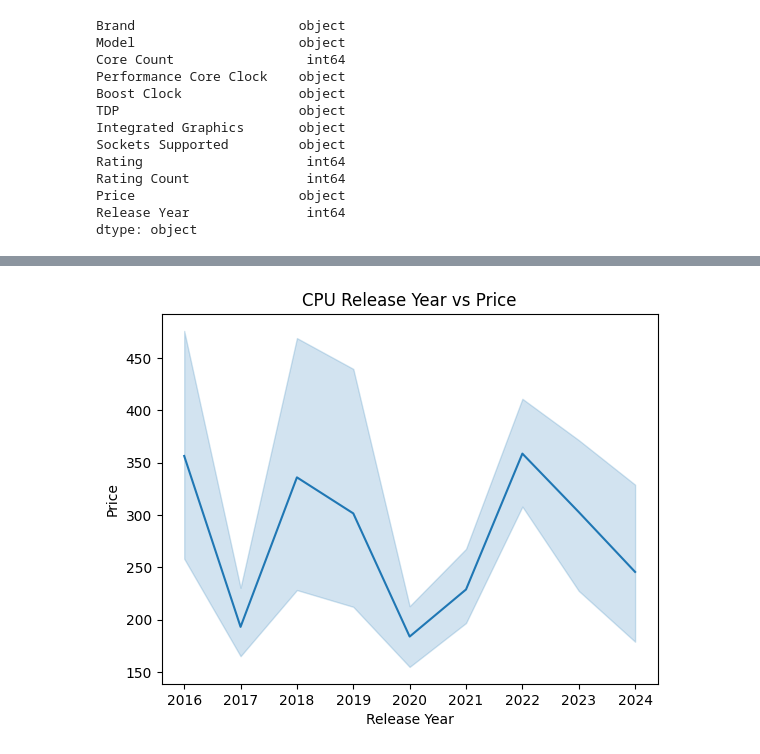
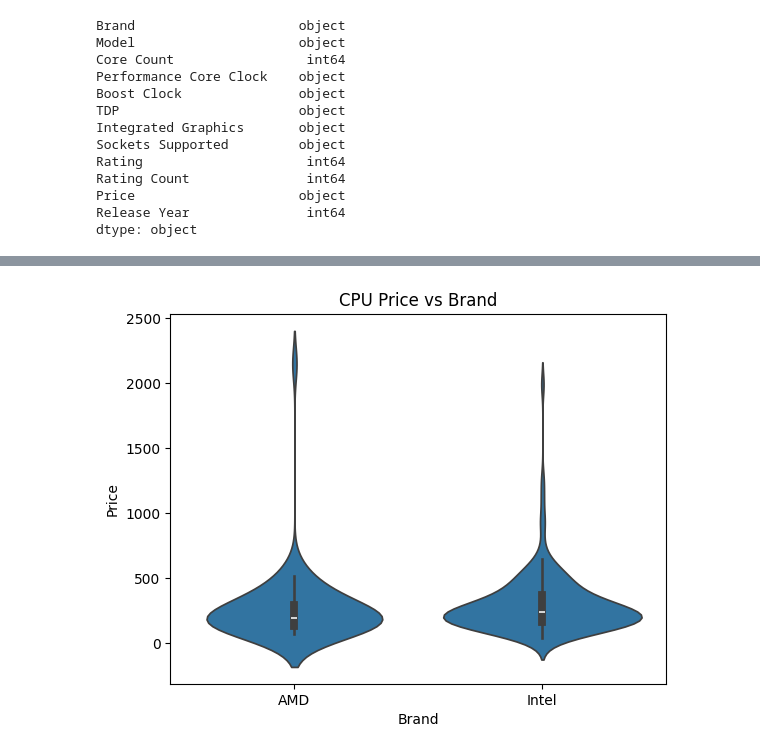
Before and after one commit to knoppds/CSCI_5502_Group_Project_01, a Jupyter notebook: GP_1_PCPartPicker_Data_Visualizations.ipynb, the cells around one changed output, grey strips where cells are left out. Saved outputs shown, nothing was run; the diff lists cells and outputs as text; code cells hidden in the pictures.

Commit message:
updated Visualizations

```diff
--- a/GP_1_PCPartPicker_Data_Visualizations.ipynb
+++ b/GP_1_PCPartPicker_Data_Visualizations.ipynb
@@ -113,11 +125,9 @@ storage_df['Price'] = pd.to_numeric(storage_df['Price'])
 # %%
-#Create line graph of CPU release year vs price using seaborn
-sns.lineplot(data=cpu_df, x='Release Year', y='Price')
-plt.xlabel('Release Year')
+#Create a violin plot of CPU Price vs Brand using seaborn
+sns.violinplot(data=cpu_df, x='Brand', y='Price')
+plt.xlabel('Brand')
 plt.ylabel('Price')
-plt.title('CPU Release Year vs Price')
+plt.title('CPU Price vs Brand')
 plt.show()
-
-#need to change this to ranges
 # %% [output]
-[figure, old version]
+[figure, new version]
```
Also changed, not shown: parts of 13 cells of this notebook.
